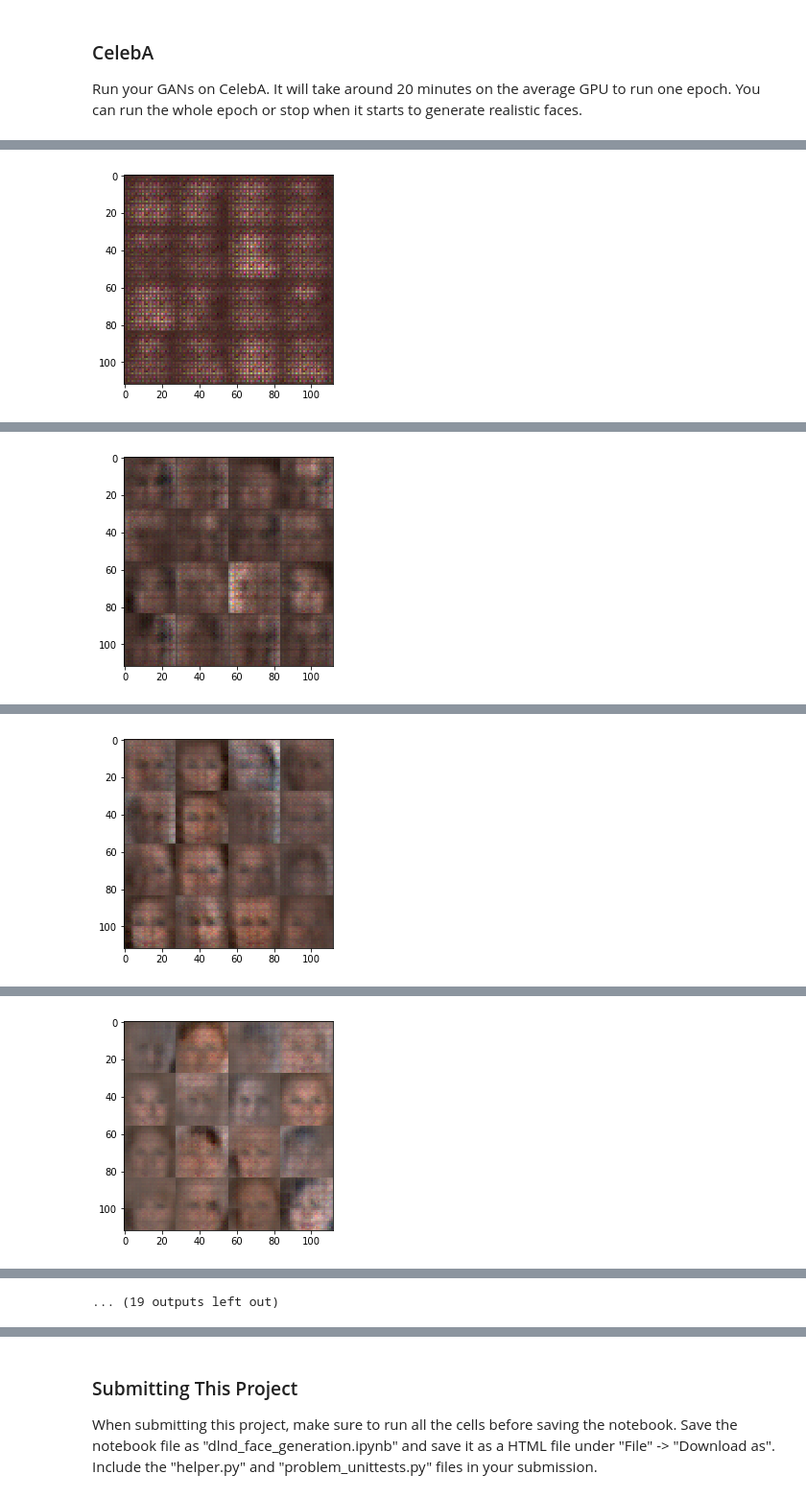
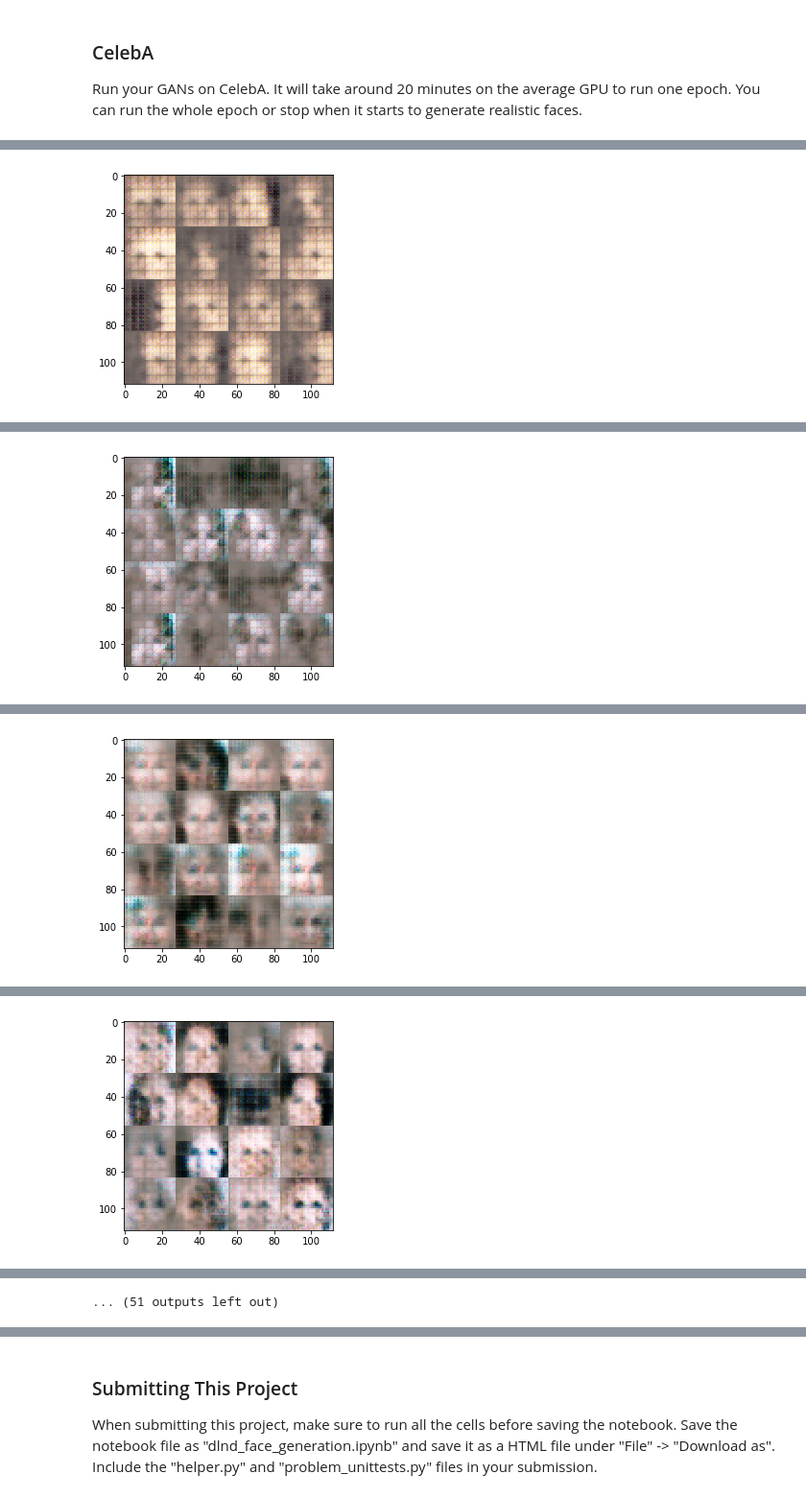
Before and after one commit to waxz/face_generation, a Jupyter notebook: dlnd_face_generation.ipynb, the cells around one changed output, grey strips where cells are left out. Shown at 96% size. Saved outputs shown, nothing was run; the diff lists cells and outputs as text; code cells hidden in the pictures.

```diff
--- a/dlnd_face_generation.ipynb
+++ b/dlnd_face_generation.ipynb
@@ -208,7 +210,8 @@ def generator(z, out_channel_dim, is_train=True,reuse=False,alpha=0.2):
 #     with tf.variable_scope('generator'):
 
 #     with tf.variable_scope('generator', reuse=reuse):
-        h1=tf.layers.dense(z,3*3*512)
+        init=tf.random_normal_initializer(mean=0,stddev=0.02)
+        h1=tf.layers.dense(z,3*3*512,kernel_initializer=init)
         h1=tf.reshape(h1,(-1,3,3,512))
         h1=tf.layers.batch_normalization(h1,training=is_train)
         h1=tf.maximum(alpha*h1,h1)
@@ -217,25 +220,27 @@ def generator(z, out_channel_dim, is_train=True,reuse=False,alpha=0.2):
 
 
         # 3x3x512
-        t1 = tf.layers.conv2d_transpose(h1, 256, 3, strides=2, padding='VALID')
+        t1 = tf.layers.conv2d_transpose(h1, 256, 3, strides=2, padding='VALID',kernel_initializer=init)
         t1=tf.layers.batch_normalization(t1,training=is_train)
         t1=tf.maximum(alpha*t1,t1)
 
-        t2 = tf.layers.conv2d_transpose(h1, 256, 3, strides=2, padding='VALID')
+        t2 = tf.layers.conv2d_transpose(h1, 256, 3, strides=2, padding='VALID',kernel_initializer=init)
         t2=tf.layers.batch_normalization(t2,training=is_train)
         t2=tf.maximum(alpha*t2,t2)
 
 
 
         h2=tf.concat(  values=[t1, t2], axis=3)
+        h2=tf.layers.dropout(h2,0.8)
 #         print(h2,t1)
 
         # 7x7x256
-        h3 = tf.layers.conv2d_transpose(h2, 128, 3, strides=2, padding='SAME')
+        h3 = tf.layers.conv2d_transpose(h2, 128, 3, strides=2, padding='SAME',kernel_initializer=init)
         h3=tf.layers.batch_normalization(h3,training=is_train)
         h3=tf.maximum(alpha*h3,h3)
+        h3=tf.layers.dropout(h3,0.8)
         # 14x14x128
-        logits = tf.layers.conv2d_transpose(h3, out_channel_dim, 3, strides=2, padding='SAME')
+        logits = tf.layers.conv2d_transpose(h3, out_channel_dim, 3, strides=2, padding='SAME',kernel_initializer=init)
         # 28x28x3
         out=tf.tanh(logits)
         tf.summary.image('gen',out,3)
@@ -272,12 +277,12 @@ def model_loss(input_real, input_z, out_channel_dim,alpha=0.01):
 
 
     d_loss_real=tf.reduce_mean(
-        tf.nn.sigmoid_cross_entropy_with_logits(logits=d_logits_real,labels=tf.ones_like(d_logits_real)* (1 - 0.1)))
+        tf.nn.sigmoid_cross_entropy_with_logits(logits=d_logits_real,labels=tf.ones_like(d_logits_real)* 0.9))
     d_loss_fake=tf.reduce_mean(
         tf.nn.sigmoid_cross_entropy_with_logits(logits=d_logits_fake,labels=tf.zeros_like(d_logits_fake)))
 
 
-    g_loss=tf.reduce_mean(tf.nn.sigmoid_cross_entropy_with_logits(logits=d_logits_fake,labels=tf.ones_like(d_logits_fake)))
+    g_loss=tf.reduce_mean(tf.nn.sigmoid_cross_entropy_with_logits(logits=d_logits_fake,labels=tf.ones_like(d_logits_fake)*0.9))
     d_loss=d_loss_real+d_loss_fake
     return d_loss, g_loss
 
@@ -399,10 +404,13 @@ def train(epoch_count, batch_size, z_dim, learning_rate, beta1, get_batches, dat
 
 
                 batch_z = np.random.uniform(-1, 1, size=(1*batch_size, z_dim))
-                batch_images=2*batch_images
-                _ = sess.run(d_train_op, feed_dict={input_real: batch_images, input_z: batch_z,learningrate:learning_rate})
-                _ = sess.run(g_train_op, feed_dict={input_z: batch_z,learningrate:learning_rate})
-
+                batch_images=batch_images*2
+                train_loss_d,_ = sess.run([d_loss,d_train_op], feed_dict={input_real: batch_images, input_z: batch_z,learningrate:learning_rate})
+                train_loss_g,_ = sess.run([g_loss,g_train_op], feed_dict={input_z: batch_z,learningrate:learning_rate})
+                if train_loss_d>train_loss_g:
+                    sess.run(d_train_op, feed_dict={input_real: batch_images, input_z: batch_z,learningrate:learning_rate})
+                else:
+                    sess.run(g_train_op, feed_dict={input_z: batch_z,learningrate:learning_rate})
                 if steps % 100 == 0:
                     pass
                     show_generator_output(sess, 16, input_z, image_channels, data_image_mode)
@@ -494,11 +502,11 @@ pyplot.legend()
 ### CelebA
 Run your GANs on CelebA.  It will take around 20 minutes on the average GPU to run one epoch.  You can run the whole epoch or stop when it starts to generate realistic faces.
 # %%
-batch_size = 128
-z_dim = 96
-learning_rate = 0.0003
-beta1 = 0.5
-alpha=0.8
+batch_size = 64
+z_dim = 144
+learning_rate = 0.0006
+beta1 = 0.7
+alpha=0.2
 
 losses = []
 
@@ -519 +527 @@ Step : 80 Epoch 1/1... Discriminator Loss: 0.3466... Generator Loss: 9.3021
-[figure, old version]
+[figure, new version]
@@ -525 +533 @@ Step : 180 Epoch 1/1... Discriminator Loss: 0.6540... Generator Loss: 1.7773
-[figure, old version]
+[figure, new version]
@@ -531 +539 @@ Step : 280 Epoch 1/1... Discriminator Loss: 0.7681... Generator Loss: 1.3695
-[figure, old version]
+[figure, new version]
@@ -537 +545 @@ Step : 380 Epoch 1/1... Discriminator Loss: 1.2365... Generator Loss: 0.6821
-[figure, old version]
+[figure, new version]
@@ -550,4 +558,4 @@ Step : 580 Epoch 1/1... Discriminator Loss: 1.0442... Generator Loss: 0.9352
-... (19 outputs left out)
+... (51 outputs left out)
 # %%
 fig, ax = pyplot.subplots()
 losses = np.array(losses)
```
Also changed, not shown: parts of 5 cells of this notebook, 1 other file.
